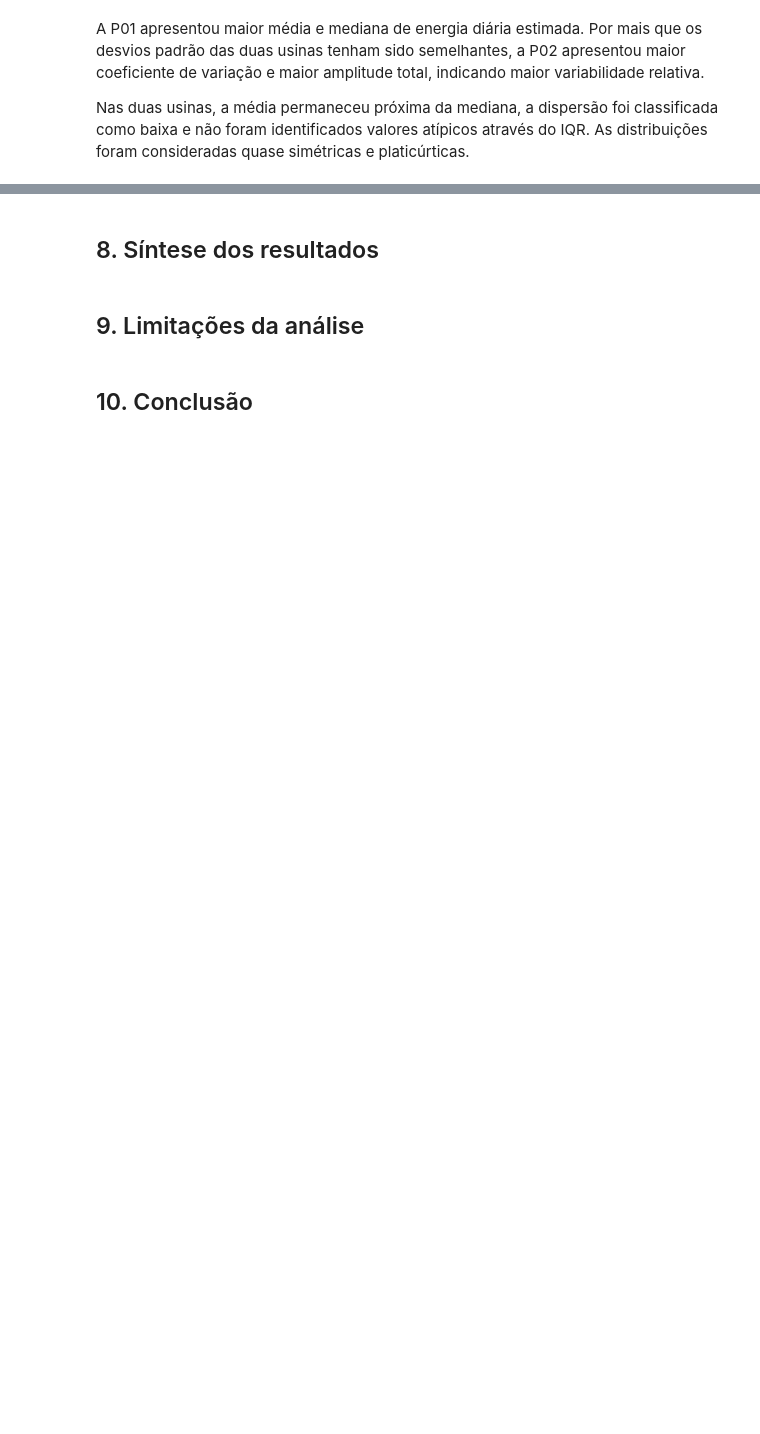
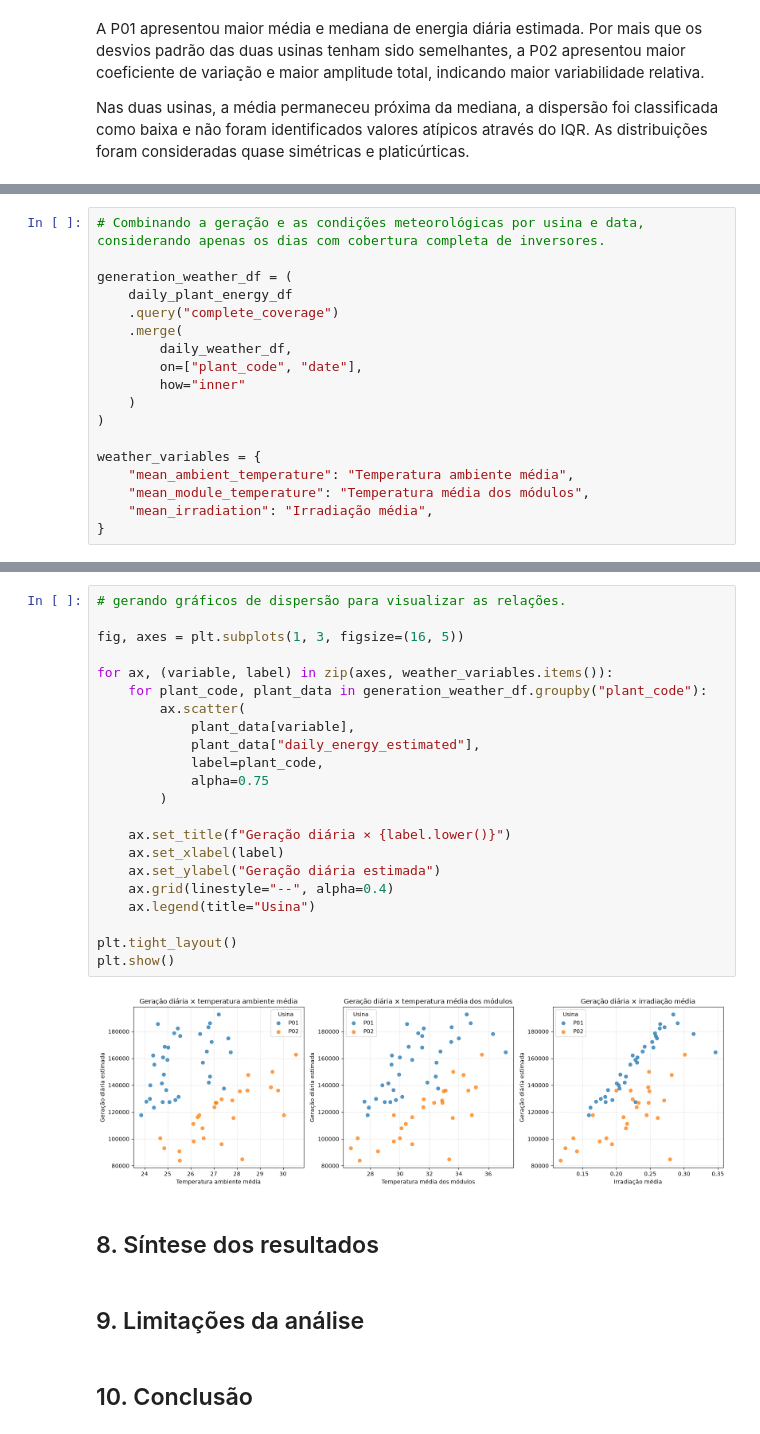
Before and after one commit to PhellipeLisboa/AnaliseEnergiaSolar, a Jupyter notebook: notebooks/02_analise_estatistica.ipynb, the cells around one changed output, grey strips where cells are left out. Saved outputs shown, nothing was run; the diff lists cells and outputs as text; blank space fills up the shorter version.

```diff
--- a/notebooks/02_analise_estatistica.ipynb
+++ b/notebooks/02_analise_estatistica.ipynb
@@ -1113,0 +1193,18 @@ Nas duas usinas, a média permaneceu próxima da mediana, a dispersão foi class
+# %%
+# Combinando a geração e as condições meteorológicas por usina e data, considerando apenas os dias com cobertura completa de inversores.
+
+generation_weather_df = (
+    daily_plant_energy_df
+    .query("complete_coverage")
+    .merge(
+        daily_weather_df,
+        on=["plant_code", "date"],
+        how="inner"
+    )
+)
+
+weather_variables = {
+    "mean_ambient_temperature": "Temperatura ambiente média",
+    "mean_module_temperature": "Temperatura média dos módulos",
+    "mean_irradiation": "Irradiação média",
+}
@@ -1114,3 +1249,27 @@ Nas duas usinas, a média permaneceu próxima da mediana, a dispersão foi class
+# %%
+# gerando gráficos de dispersão para visualizar as relações.
+
+fig, axes = plt.subplots(1, 3, figsize=(16, 5))
+
+for ax, (variable, label) in zip(axes, weather_variables.items()):
+    for plant_code, plant_data in generation_weather_df.groupby("plant_code"):
+        ax.scatter(
+            plant_data[variable],
+            plant_data["daily_energy_estimated"],
+            label=plant_code,
+            alpha=0.75
+        )
+
+    ax.set_title(f"Geração diária × {label.lower()}")
+    ax.set_xlabel(label)
+    ax.set_ylabel("Geração diária estimada")
+    ax.grid(linestyle="--", alpha=0.4)
+    ax.legend(title="Usina")
+
+plt.tight_layout()
+plt.show()
+# %% [output]
+[figure, added]
 # %% [markdown]
 ## 8. Síntese dos resultados
 # %% [markdown]
```
Also changed, not shown: parts of 13 cells of this notebook.
